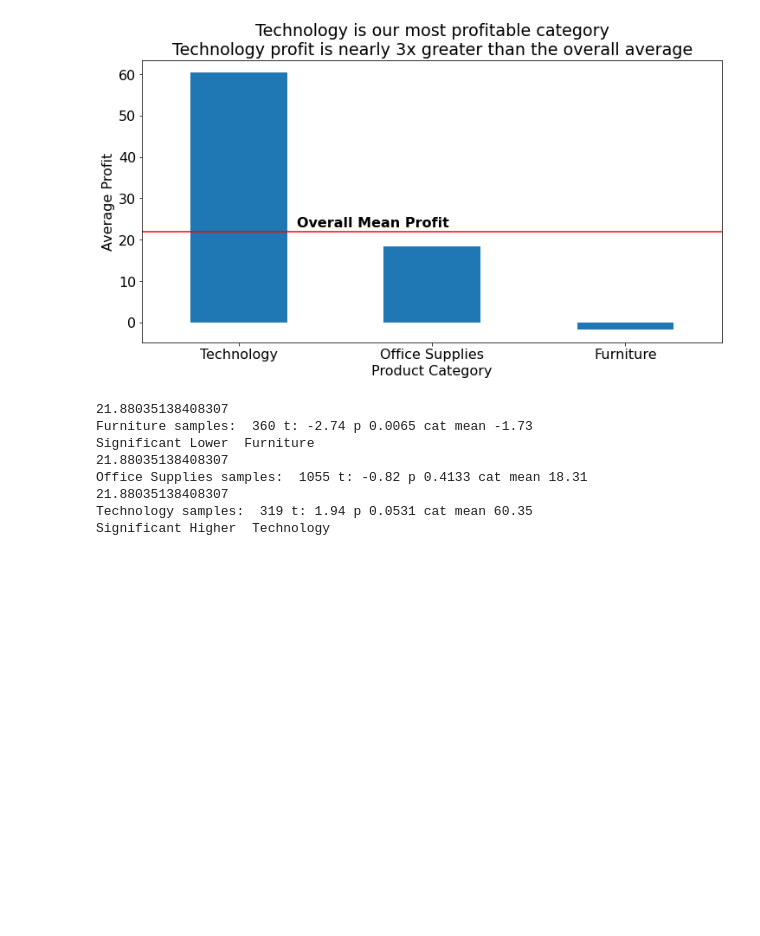
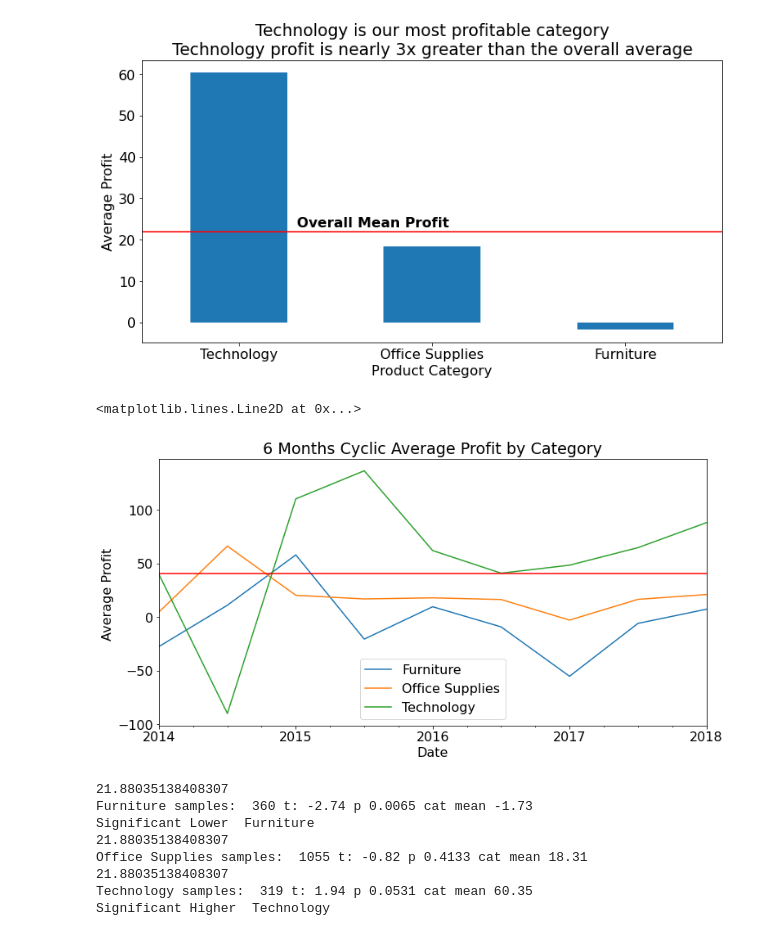
Before and after one commit to superstore-stephen-jesse/superstor-time-series-project, a Jupyter notebook: final_report.ipynb, the cells around one changed output. Saved outputs shown, nothing was run; the diff lists cells and outputs as text; code cells hidden in the pictures; blank space fills up the shorter version.

```diff
--- a/final_report.ipynb
+++ b/final_report.ipynb
@@ -42,6 +43,19 @@ plt.ylabel("Average Profit")
 plt.show()
 # %% [output]
 [figure]
+# %%
+# Profit of categories over time
+for cat in df.category.unique():
+    sample = df[df.category == cat]
+    sample.resample('6M').profit.mean().plot(label = cat)
+    plt.title('6 Months Cyclic Average Profit by Category')
+    plt.ylabel('Average Profit ')
+    plt.xlabel('Date')
+    plt.legend()
+plt.axhline(mean_profit, color='r')
+# %% [output]
+<matplotlib.lines.Line2D at 0x...>
+[figure, added]
 # %%
 for cat in df["category"].unique():
     overall_mean = df.profit.mean()
```
Also changed, not shown: parts of 3 cells of this notebook.
